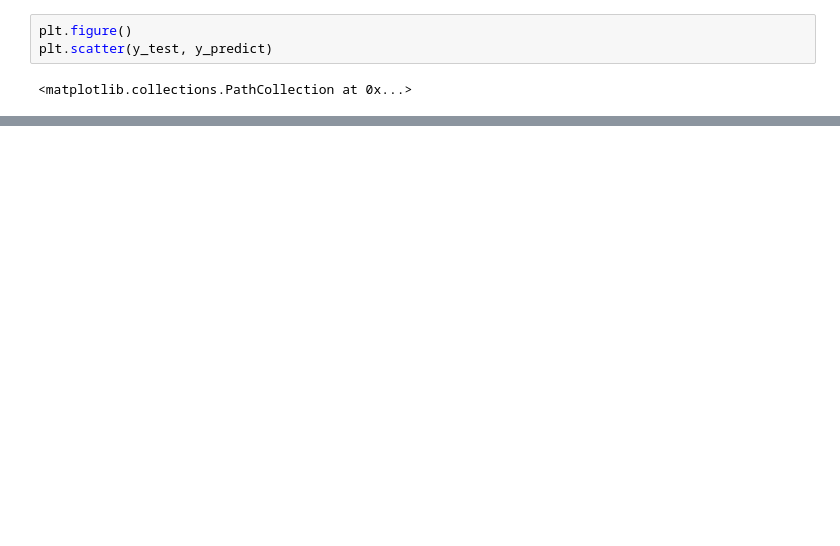
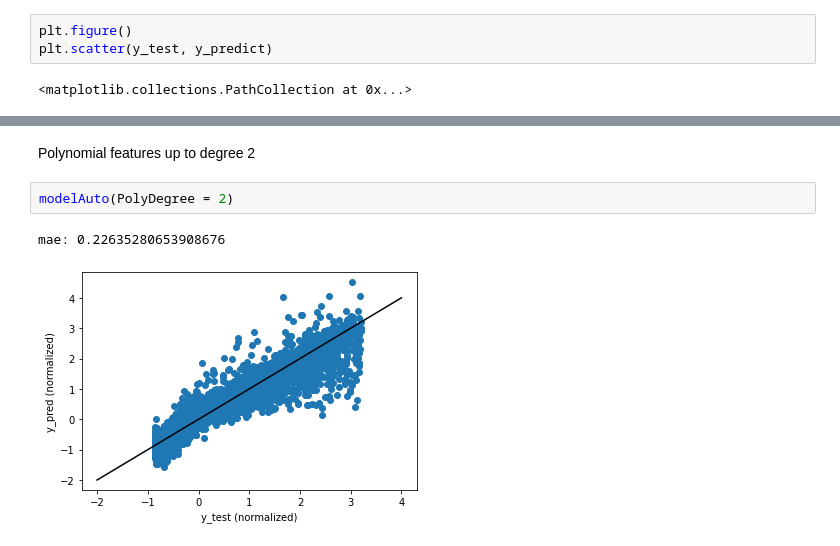
Before and after one commit to mishasilva01/FAA_project2, a Jupyter notebook: script.ipynb, the cells around one changed output, grey strips where cells are left out. Drawn from its saved outputs; the diff is of its cells as text; blank space fills up the shorter version.

```diff
--- a/script.ipynb
+++ b/script.ipynb
@@ -448,0 +515,7 @@ plt.scatter(y_test, y_predict)
+# %% [markdown]
+Polynomial features up to degree 2
+# %%
+modelAuto(PolyDegree = 2)
+# %% [output]
+mae: 0.22635280653908676
+[figure, added]
```
Also changed, not shown: parts of 14 cells of this notebook.
